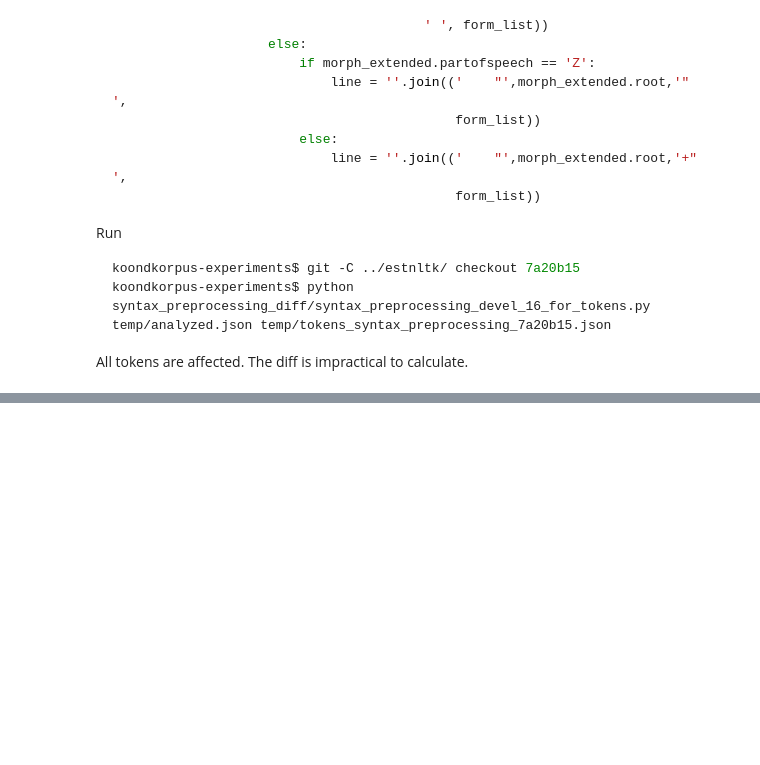
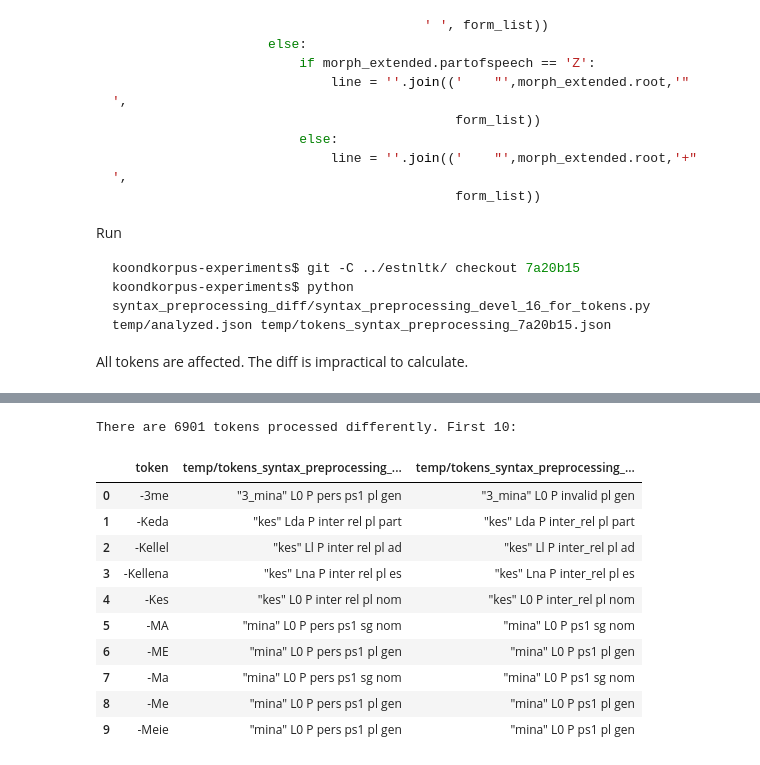
Before and after one commit to estnltk/koondkorpus-experiments, a Jupyter notebook: syntax_preprocessing_diff/syntax_preprocessing_diff.ipynb, the cells around one changed output, grey strips where cells are left out. Drawn from its saved outputs; the diff is of its cells as text; code cells hidden in the pictures; blank space fills up the shorter version.

```diff
--- a/syntax_preprocessing_diff/syntax_preprocessing_diff.ipynb
+++ b/syntax_preprocessing_diff/syntax_preprocessing_diff.ipynb
@@ -1,11 +0,0 @@
-# %%
-import pandas
-def show_diff(file):
-    df = pandas.DataFrame.from_csv(file, index_col=None)
-    if len(df) > 10:
-        print('There are', len(df), 'tokens processed differently. First 10:')
-    elif len(df):
-        print('There are', len(df), 'tokens processed differently:')
-    else:
-        print('No differences.')
-    return df[:10]
@@ -343,0 +358,15 @@ All tokens are affected. The diff is impractical to calculate.
+# %%
+show_diff('results/diff_7a20b15_80ce6ed.csv')
+# %% [output]
+There are 6901 tokens processed differently. First 10:
+|  | token | temp/tokens_syntax_preprocessing_... | temp/tokens_syntax_preprocessing_... |
+| 0 | -3me | "3_mina" L0 P pers ps1 pl gen | "3_mina" L0 P invalid pl gen |
+| 1 | -Keda | "kes" Lda P inter rel pl part | "kes" Lda P inter_rel pl part |
+| 2 | -Kellel | "kes" Ll P inter rel pl ad | "kes" Ll P inter_rel pl ad |
+| 3 | -Kellena | "kes" Lna P inter rel pl es | "kes" Lna P inter_rel pl es |
+| 4 | -Kes | "kes" L0 P inter rel pl nom | "kes" L0 P inter_rel pl nom |
+| 5 | -MA | "mina" L0 P pers ps1 sg nom | "mina" L0 P ps1 sg nom |
+| 6 | -ME | "mina" L0 P pers ps1 pl gen | "mina" L0 P ps1 pl gen |
+| 7 | -Ma | "mina" L0 P pers ps1 sg nom | "mina" L0 P ps1 sg nom |
+| 8 | -Me | "mina" L0 P pers ps1 pl gen | "mina" L0 P ps1 pl gen |
+| 9 | -Meie | "mina" L0 P pers ps1 pl gen | "mina" L0 P ps1 pl gen |
```
Also changed, not shown: parts of 3 cells of this notebook, 3 other files.
